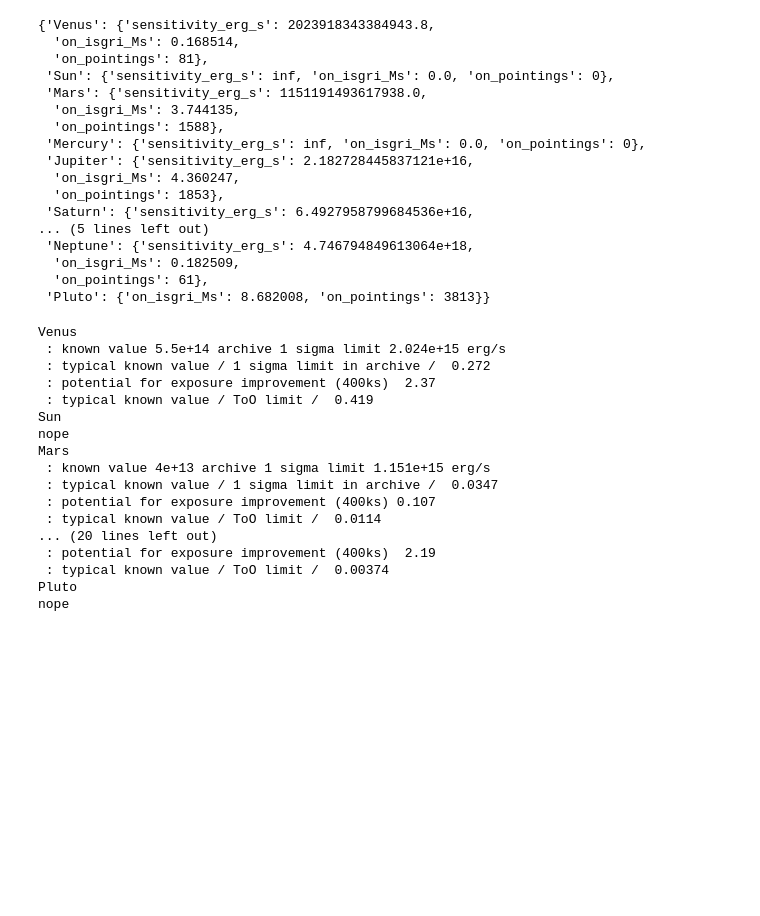
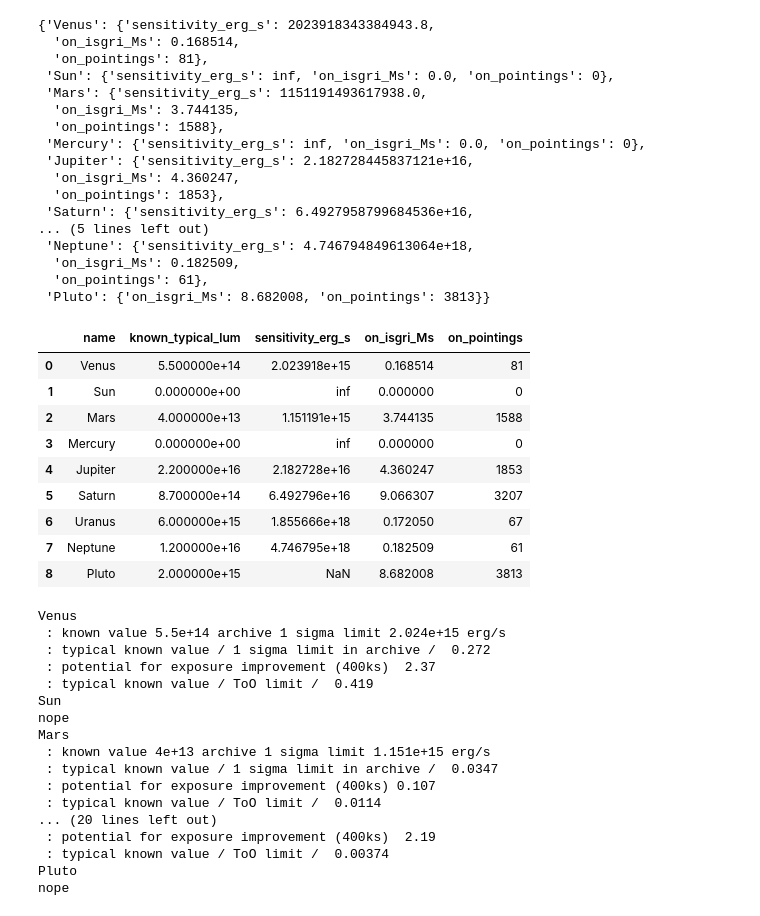
Before and after one commit to volodymyrss/planets, a Jupyter notebook: planets.ipynb, the cells around one changed output. Cells and saved outputs as stored; diff of their text form; code cells hidden in the pictures; blank space fills up the shorter version.

```diff
--- a/planets.ipynb
+++ b/planets.ipynb
@@ -212,6 +302,19 @@ summary_by_body
   'on_isgri_Ms': 0.182509,
   'on_pointings': 61},
  'Pluto': {'on_isgri_Ms': 8.682008, 'on_pointings': 3813}}
+# %%
+pd.DataFrame([{'name':k, 'known_typical_lum': reference_object_erg_s.get(k, 0), **v} for k, v in summary_by_body.items()])
+# %% [output]
+|  | name | known_typical_lum | sensitivity_erg_s | on_isgri_Ms | on_pointings |
+| 0 | Venus | 5.500000e+14 | 2.023918e+15 | 0.168514 | 81 |
+| 1 | Sun | 0.000000e+00 | inf | 0.000000 | 0 |
+| 2 | Mars | 4.000000e+13 | 1.151191e+15 | 3.744135 | 1588 |
+| 3 | Mercury | 0.000000e+00 | inf | 0.000000 | 0 |
+| 4 | Jupiter | 2.200000e+16 | 2.182728e+16 | 4.360247 | 1853 |
+| 5 | Saturn | 8.700000e+14 | 6.492796e+16 | 9.066307 | 3207 |
+| 6 | Uranus | 6.000000e+15 | 1.855666e+18 | 0.172050 | 67 |
+| 7 | Neptune | 1.200000e+16 | 4.746795e+18 | 0.182509 | 61 |
+| 8 | Pluto | 2.000000e+15 | NaN | 8.682008 | 3813 |
 # %%
 for o, d in summary_by_body.items():
     print(f"{o}")
```
Also changed, not shown: parts of 7 cells of this notebook.
